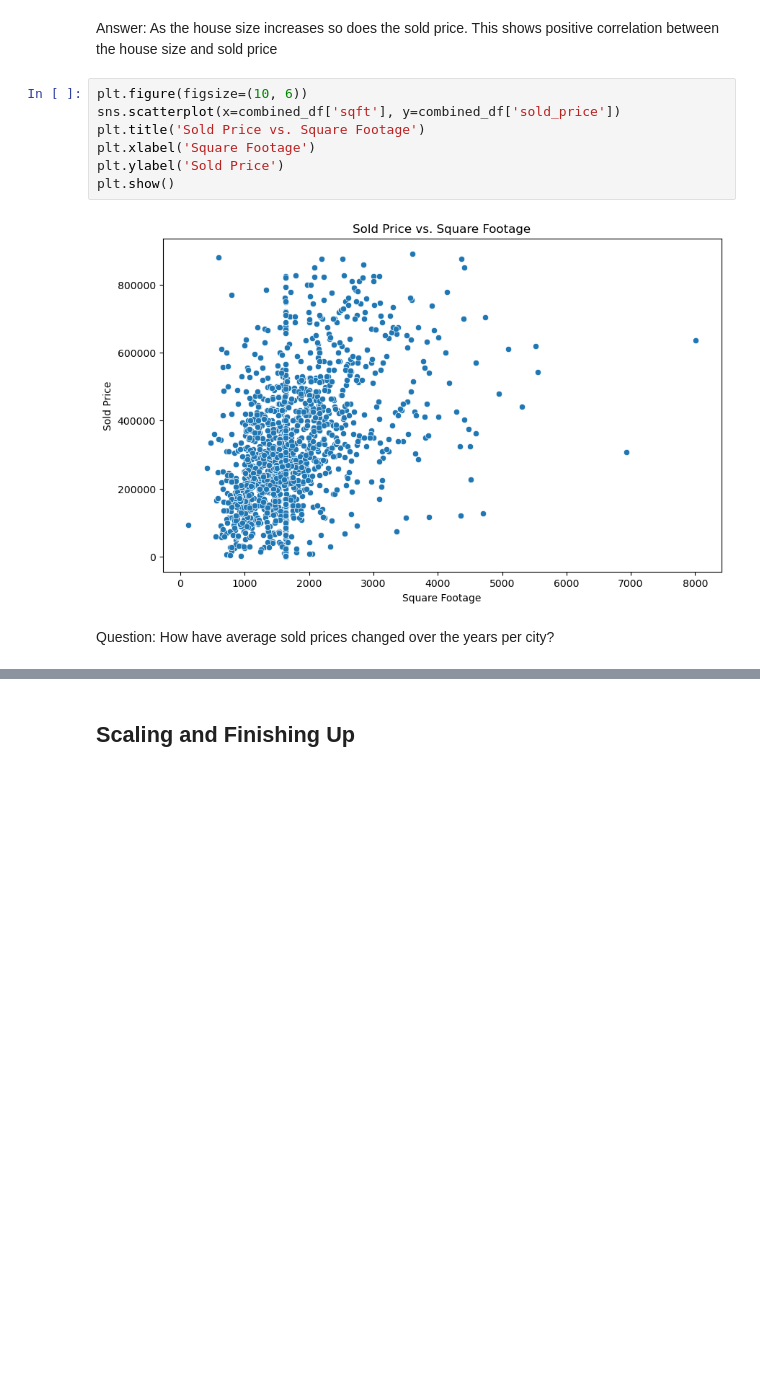
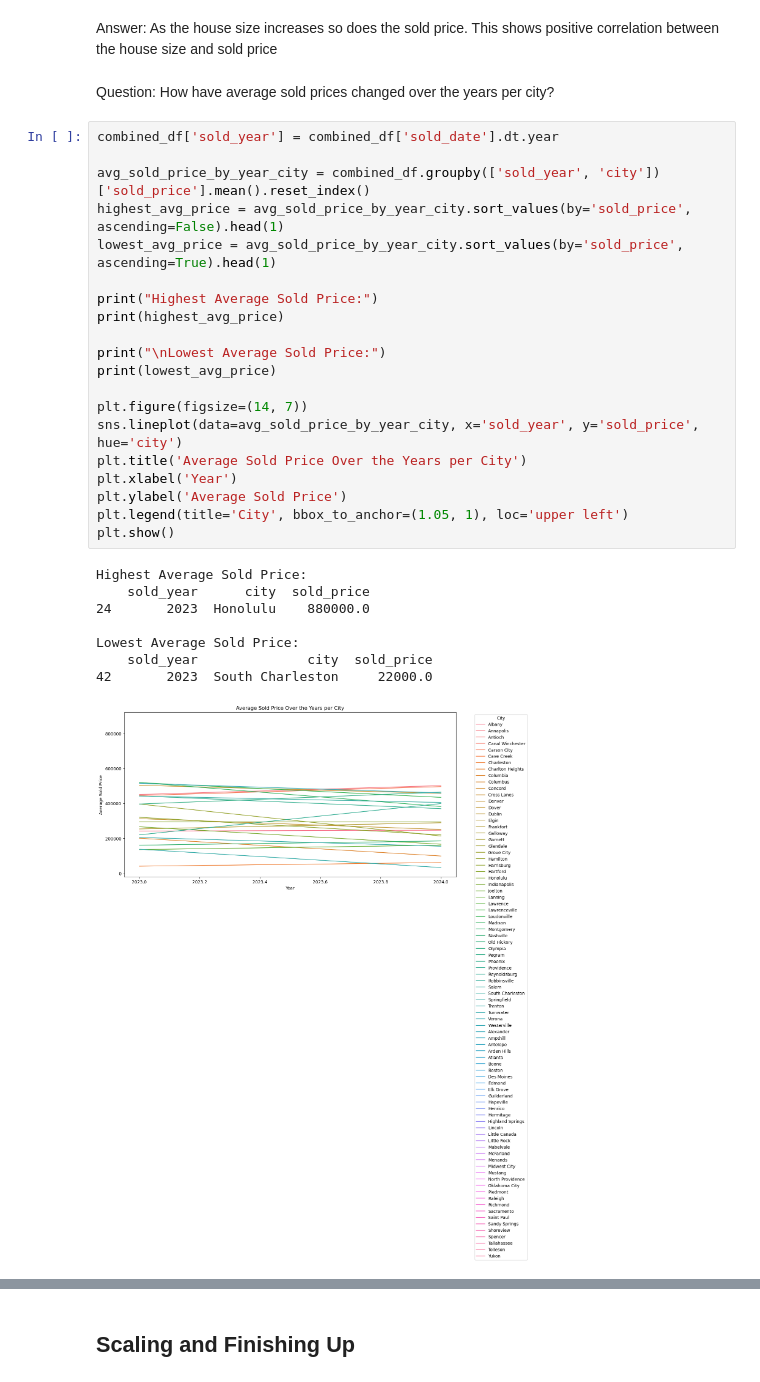
Before and after one commit to MehranBehzadi/Midterm-Project, a Jupyter notebook: notebooks/1 - EDA.ipynb, the cells around one changed output, grey strips where cells are left out. Saved outputs shown, nothing was run; the diff lists cells and outputs as text; blank space fills up the shorter version.

```diff
--- a/notebooks/1 - EDA.ipynb
+++ b/notebooks/1 - EDA.ipynb
@@ -452,13 +461,33 @@ Question : What is the relationship between house size (in square footage) and s
 # %% [markdown]
 Answer: As the house size increases so does the sold price. This shows positive correlation between the house size and sold price
-# %%
-plt.figure(figsize=(10, 6))
-sns.scatterplot(x=combined_df['sqft'], y=combined_df['sold_price'])
-plt.title('Sold Price vs. Square Footage')
-plt.xlabel('Square Footage')
-plt.ylabel('Sold Price')
-plt.show()
-# %% [output]
-[figure, removed]
 # %% [markdown]
 Question: How have average sold prices changed over the years per city?
+# %%
+combined_df['sold_year'] = combined_df['sold_date'].dt.year
+
+avg_sold_price_by_year_city = combined_df.groupby(['sold_year', 'city'])['sold_price'].mean().reset_index()
+highest_avg_price = avg_sold_price_by_year_city.sort_values(by='sold_price', ascending=False).head(1)
+lowest_avg_price = avg_sold_price_by_year_city.sort_values(by='sold_price', ascending=True).head(1)
+
+print("Highest Average Sold Price:")
+print(highest_avg_price)
+
+print("\nLowest Average Sold Price:")
+print(lowest_avg_price)
+
+plt.figure(figsize=(14, 7))
+sns.lineplot(data=avg_sold_price_by_year_city, x='sold_year', y='sold_price', hue='city')
+plt.title('Average Sold Price Over the Years per City')
+plt.xlabel('Year')
+plt.ylabel('Average Sold Price')
+plt.legend(title='City', bbox_to_anchor=(1.05, 1), loc='upper left')
+plt.show()
+# %% [output]
+Highest Average Sold Price:
+    sold_year      city  sold_price
+24       2023  Honolulu    880000.0
+
+Lowest Average Sold Price:
+    sold_year              city  sold_price
+42       2023  South Charleston     22000.0
+[figure, added]
```
Also changed, not shown: parts of 9 cells of this notebook.
